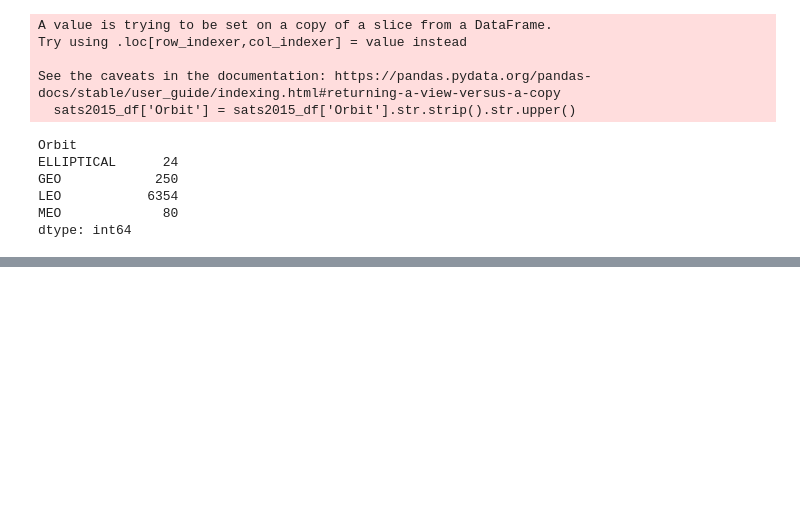
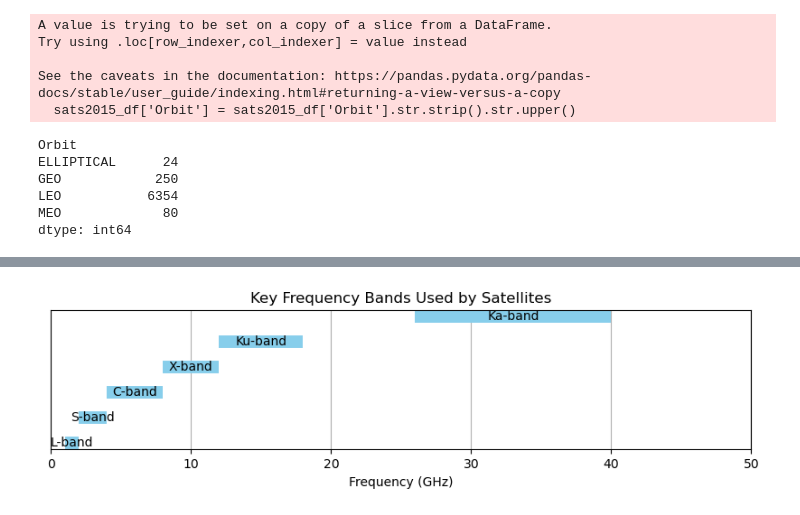
Before and after one commit to tashhalex/DDI-midterm, a Jupyter notebook: midterm2.ipynb, the cells around one changed output, grey strips where cells are left out. Drawn from its saved outputs; the diff is of its cells as text; code cells hidden in the pictures; blank space fills up the shorter version.

Commit message:
Added some visuals

```diff
--- a/midterm2.ipynb
+++ b/midterm2.ipynb
@@ -189,0 +210,18 @@ dtype: int64
+# %%
+# Frequency Band Diagram
+bands = ['L', 'S', 'C', 'X', 'Ku', 'Ka']
+freq_ranges = [(1,2), (2,4), (4,8), (8,12), (12,18), (26,40)]
+
+plt.figure(figsize=(10,2))
+for i, (start, end) in enumerate(freq_ranges):
+    plt.hlines(y=i, xmin=start, xmax=end, color='skyblue', linewidth=10)
+    plt.text((start+end)/2, i, f'{bands[i]}-band', ha='center', va='center', color='black')
+
+plt.xlabel('Frequency (GHz)')
+plt.yticks([])
+plt.title('Key Frequency Bands Used by Satellites')
+plt.xlim(0, 50)
+plt.grid(axis='x')
+plt.show()
+# %% [output]
+[figure, added]
```
Also changed, not shown: parts of 12 cells of this notebook, 2 other files.
